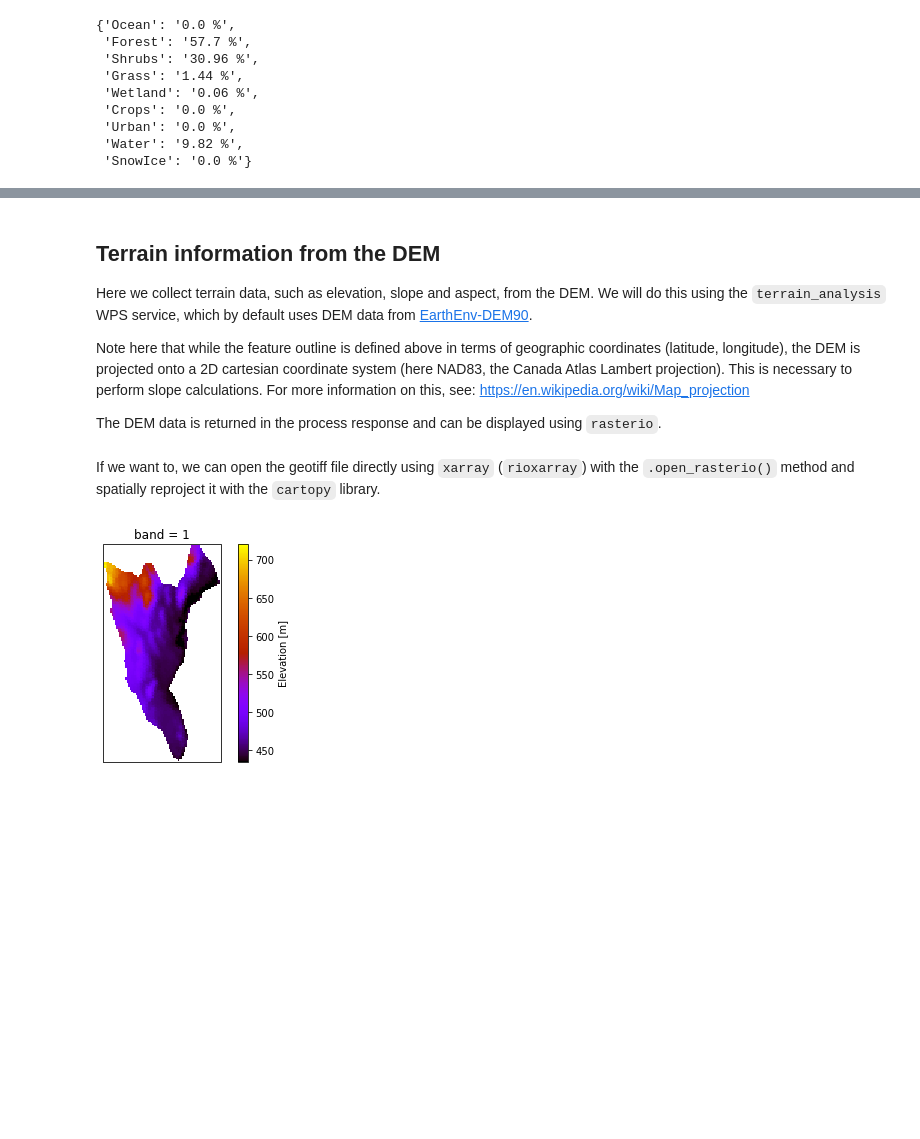
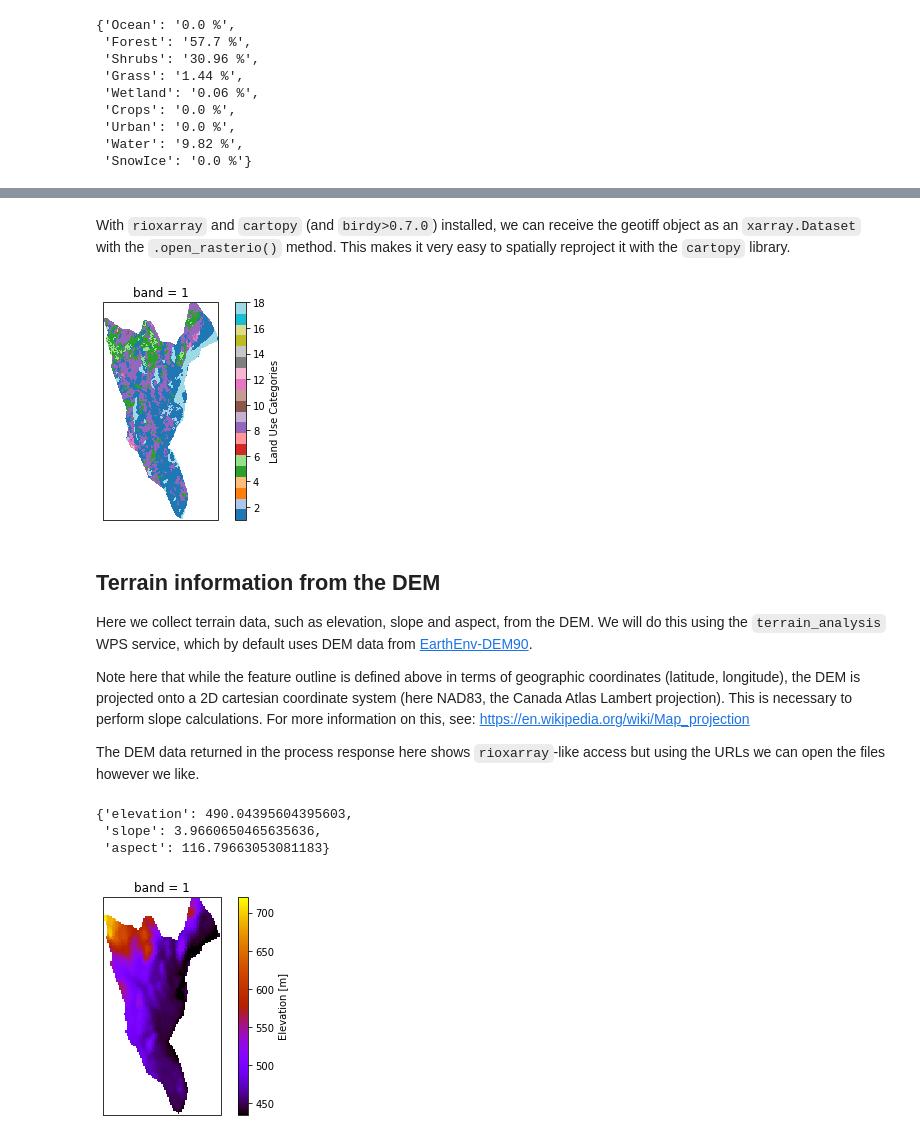
Before and after one commit to Ouranosinc/raven, a Jupyter notebook: docs/source/notebooks/Extract_geographical_watershed_properties.ipynb, the cells around one changed output, grey strips where cells are left out. Drawn from its saved outputs; the diff is of its cells as text; code cells hidden in the pictures; blank space fills up the shorter version.

```diff
--- a/docs/source/notebooks/Extract_geographical_watershed_properties.ipynb
+++ b/docs/source/notebooks/Extract_geographical_watershed_properties.ipynb
@@ -202,3 +210,17 @@ array([[[127, 127, 127, ..., 127, 127, 127],
+# %% [markdown]
+With `rioxarray` and `cartopy` (and `birdy>0.7.0`) installed, we can receive the geotiff object as an `xarray.Dataset` with the `.open_rasterio()` method. This makes it very easy to spatially reproject it with the `cartopy` library.
+# %%
+import cartopy.crs as ccrs
+
+# Set a CRS transformation:
+crs = ccrs.LambertConformal(central_latitude=49, central_longitude=-95, standard_parallels=(49, 77))
+
+ax = plt.subplot(projection=crs)
+grid[0].name = "Land Use Categories"
+grid[0].where(grid[0]!=127).sel(band=1).plot.imshow(ax=ax, transform=crs, cmap="tab20")
+plt.show()
+# %% [output]
+[figure, added]
 # %% [markdown]
 ## Terrain information from the DEM
 
@@ -206,7 +228,7 @@ Here we collect terrain data, such as elevation, slope and aspect, from the DEM.
 
 Note here that while the feature outline is defined above in terms of geographic coordinates (latitude, longitude), the DEM is projected onto a 2D cartesian coordinate system (here NAD83, the Canada Atlas Lambert projection). This is necessary to perform slope calculations. For more information on this, see: https://en.wikipedia.org/wiki/Map_projection
 
-The DEM data is returned in the process response and can be displayed using `rasterio`.
+The DEM data returned in the process response here shows `rioxarray`-like access but using the URLs we can open the files however we like.
 # %%
 terrain_resp = wps.terrain_analysis(shape=feature_url, select_all_touching=True, projected_crs=3978)
 # %%
@@ -217,5 +239,8 @@ slope=properties[0]['slope']
 aspect=properties[0]['aspect']
 
 terrain = {'elevation':elevation, 'slope':slope,'aspect':aspect}
+display(terrain)
+# %% [output]
+{'elevation': 490.04395604395603,
+ 'slope': 3.9660650465635636,
+ 'aspect': 116.79663053081183}
-# %% [markdown]
-If we want to, we can open the geotiff file directly using `xarray` (`rioxarray`) with the `.open_rasterio()` method and spatially reproject it with the `cartopy` library.
```
Also changed, not shown: parts of 11 cells of this notebook.
